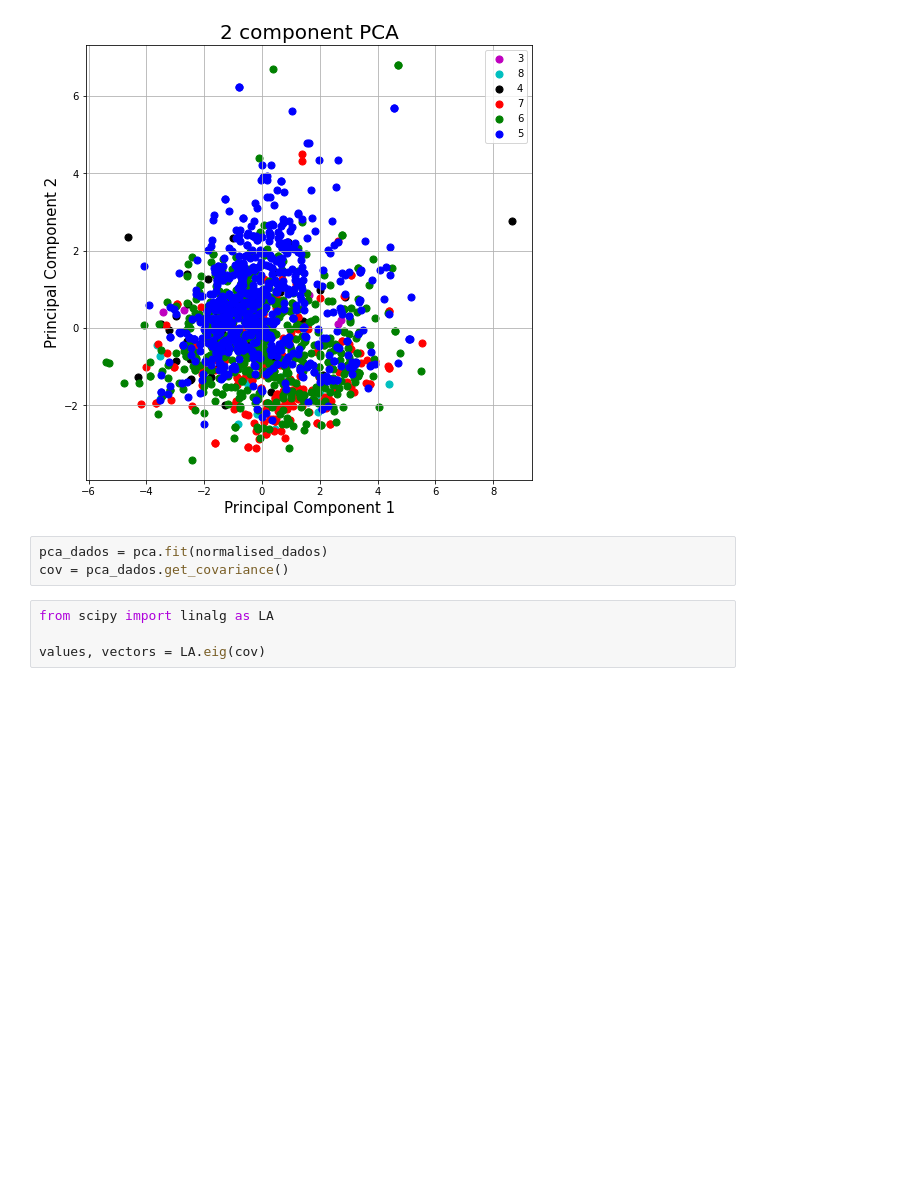
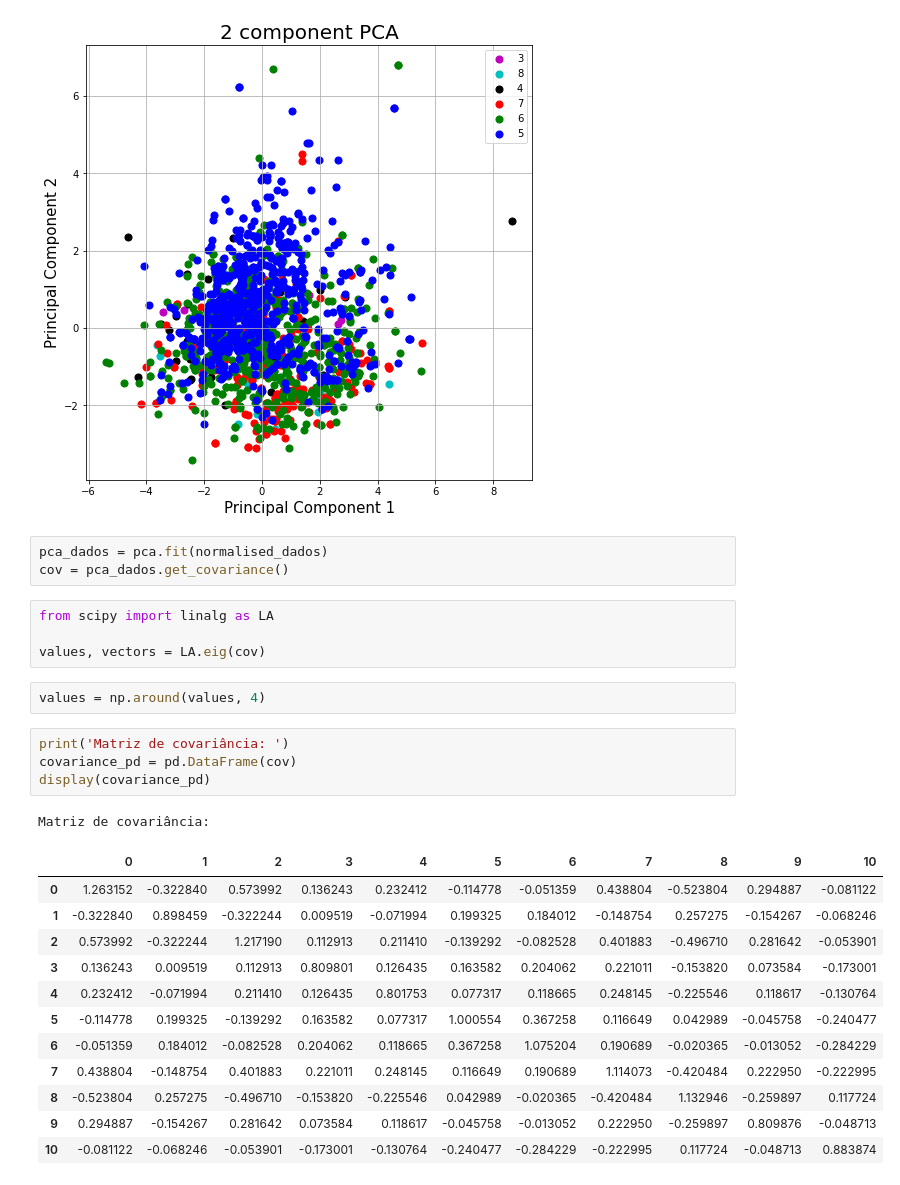
Before and after one commit to AdsonRoberto/Reducao_dimensionalidade_PCA_e_LDA, a Jupyter notebook: analise_PCA_LDA.ipynb, the cells around one changed output. Cells and saved outputs as stored; diff of their text form; blank space fills up the shorter version.

```diff
--- a/analise_PCA_LDA.ipynb
+++ b/analise_PCA_LDA.ipynb
@@ -96,3 +96,23 @@ cov = pca_dados.get_covariance()
 from scipy import linalg as LA
 
 values, vectors = LA.eig(cov)
+# %%
+values = np.around(values, 4)
+# %%
+print('Matriz de covariância: ')
+covariance_pd = pd.DataFrame(cov)
+display(covariance_pd)
+# %% [output]
+Matriz de covariância:
+|  | 0 | 1 | 2 | 3 | 4 | 5 | 6 | 7 | 8 | 9 | 10 |
+| 0 | 1.263152 | -0.322840 | 0.573992 | 0.136243 | 0.232412 | -0.114778 | -0.051359 | 0.438804 | -0.523804 | 0.294887 | -0.081122 |
+| 1 | -0.322840 | 0.898459 | -0.322244 | 0.009519 | -0.071994 | 0.199325 | 0.184012 | -0.148754 | 0.257275 | -0.154267 | -0.068246 |
+| 2 | 0.573992 | -0.322244 | 1.217190 | 0.112913 | 0.211410 | -0.139292 | -0.082528 | 0.401883 | -0.496710 | 0.281642 | -0.053901 |
+| 3 | 0.136243 | 0.009519 | 0.112913 | 0.809801 | 0.126435 | 0.163582 | 0.204062 | 0.221011 | -0.153820 | 0.073584 | -0.173001 |
+| 4 | 0.232412 | -0.071994 | 0.211410 | 0.126435 | 0.801753 | 0.077317 | 0.118665 | 0.248145 | -0.225546 | 0.118617 | -0.130764 |
+| 5 | -0.114778 | 0.199325 | -0.139292 | 0.163582 | 0.077317 | 1.000554 | 0.367258 | 0.116649 | 0.042989 | -0.045758 | -0.240477 |
+| 6 | -0.051359 | 0.184012 | -0.082528 | 0.204062 | 0.118665 | 0.367258 | 1.075204 | 0.190689 | -0.020365 | -0.013052 | -0.284229 |
+| 7 | 0.438804 | -0.148754 | 0.401883 | 0.221011 | 0.248145 | 0.116649 | 0.190689 | 1.114073 | -0.420484 | 0.222950 | -0.222995 |
+| 8 | -0.523804 | 0.257275 | -0.496710 | -0.153820 | -0.225546 | 0.042989 | -0.020365 | -0.420484 | 1.132946 | -0.259897 | 0.117724 |
+| 9 | 0.294887 | -0.154267 | 0.281642 | 0.073584 | 0.118617 | -0.045758 | -0.013052 | 0.222950 | -0.259897 | 0.809876 | -0.048713 |
+| 10 | -0.081122 | -0.068246 | -0.053901 | -0.173001 | -0.130764 | -0.240477 | -0.284229 | -0.222995 | 0.117724 | -0.048713 | 0.883874 |
```
Also changed, not shown: parts of 2 cells of this notebook.
